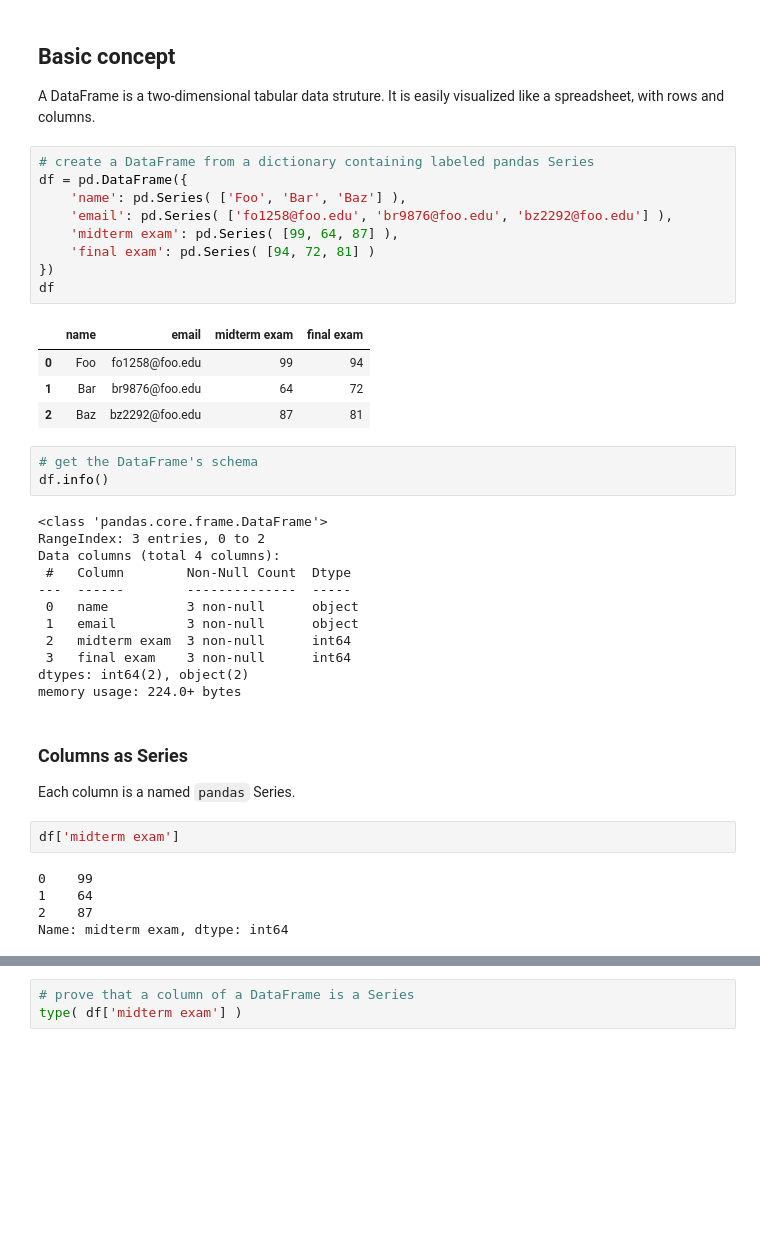
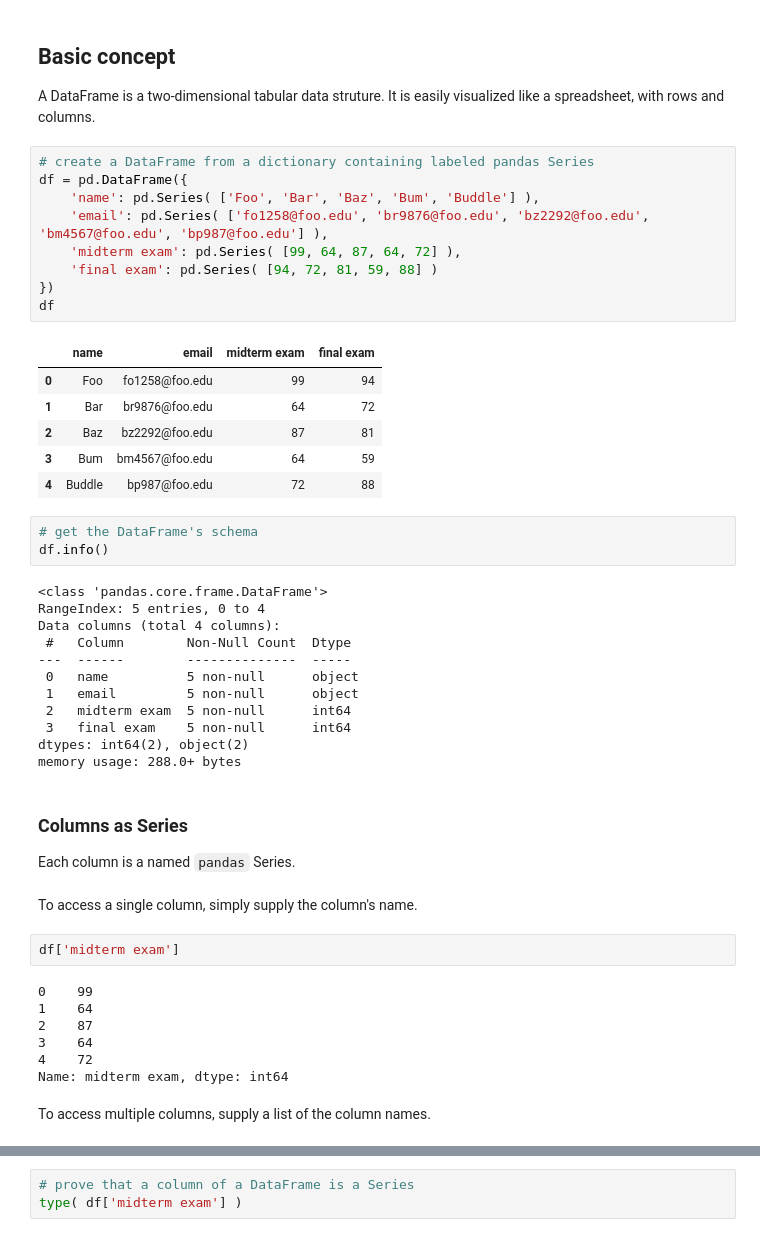
Before and after one commit to nyu-database-design/pandas-examples, a Jupyter notebook: pandas_dataframe.ipynb, the cells around one changed output, grey strips where cells are left out. Cells and saved outputs as stored; diff of their text form; blank space fills up the shorter version.

```diff
--- a/pandas_dataframe.ipynb
+++ b/pandas_dataframe.ipynb
@@ -10,39 +10,47 @@ A DataFrame is a two-dimensional tabular data struture.  It is easily visualized
 # %%
 # create a DataFrame from a dictionary containing labeled pandas Series
 df = pd.DataFrame({
-    'name': pd.Series( ['Foo', 'Bar', 'Baz'] ),
-    'email': pd.Series( ['fo1258@foo.edu', 'br9876@foo.edu', 'bz2292@foo.edu'] ),
-    'midterm exam': pd.Series( [99, 64, 87] ),
-    'final exam': pd.Series( [94, 72, 81] )
+    'name': pd.Series( ['Foo', 'Bar', 'Baz', 'Bum', 'Buddle'] ),
+    'email': pd.Series( ['fo1258@foo.edu', 'br9876@foo.edu', 'bz2292@foo.edu', 'bm4567@foo.edu', 'bp987@foo.edu'] ),
+    'midterm exam': pd.Series( [99, 64, 87, 64, 72] ),
+    'final exam': pd.Series( [94, 72, 81, 59, 88] )
 })
 df
 # %% [output]
 |  | name | email | midterm exam | final exam |
 | 0 | Foo | fo1258@foo.edu | 99 | 94 |
 | 1 | Bar | br9876@foo.edu | 64 | 72 |
 | 2 | Baz | bz2292@foo.edu | 87 | 81 |
+| 3 | Bum | bm4567@foo.edu | 64 | 59 |
+| 4 | Buddle | bp987@foo.edu | 72 | 88 |
 # %%
 # get the DataFrame's schema
 df.info()
 # %% [output]
 <class 'pandas.core.frame.DataFrame'>
-RangeIndex: 3 entries, 0 to 2
+RangeIndex: 5 entries, 0 to 4
 Data columns (total 4 columns):
  #   Column        Non-Null Count  Dtype
 ---  ------        --------------  -----
- 0   name          3 non-null      object
- 1   email         3 non-null      object
- 2   midterm exam  3 non-null      int64
- 3   final exam    3 non-null      int64
+ 0   name          5 non-null      object
+ 1   email         5 non-null      object
+ 2   midterm exam  5 non-null      int64
+ 3   final exam    5 non-null      int64
 dtypes: int64(2), object(2)
-memory usage: 224.0+ bytes
+memory usage: 288.0+ bytes
 # %% [markdown]
 ### Columns as Series
 Each column is a named `pandas` Series.
+# %% [markdown]
+To access a single column, simply supply the column's name.
 # %%
 df['midterm exam']
 # %% [output]
 0    99
 1    64
 2    87
+3    64
+4    72
 Name: midterm exam, dtype: int64
+# %% [markdown]
+To access multiple columns, supply a list of the column names.
```
Also changed, not shown: parts of 25 cells of this notebook.
